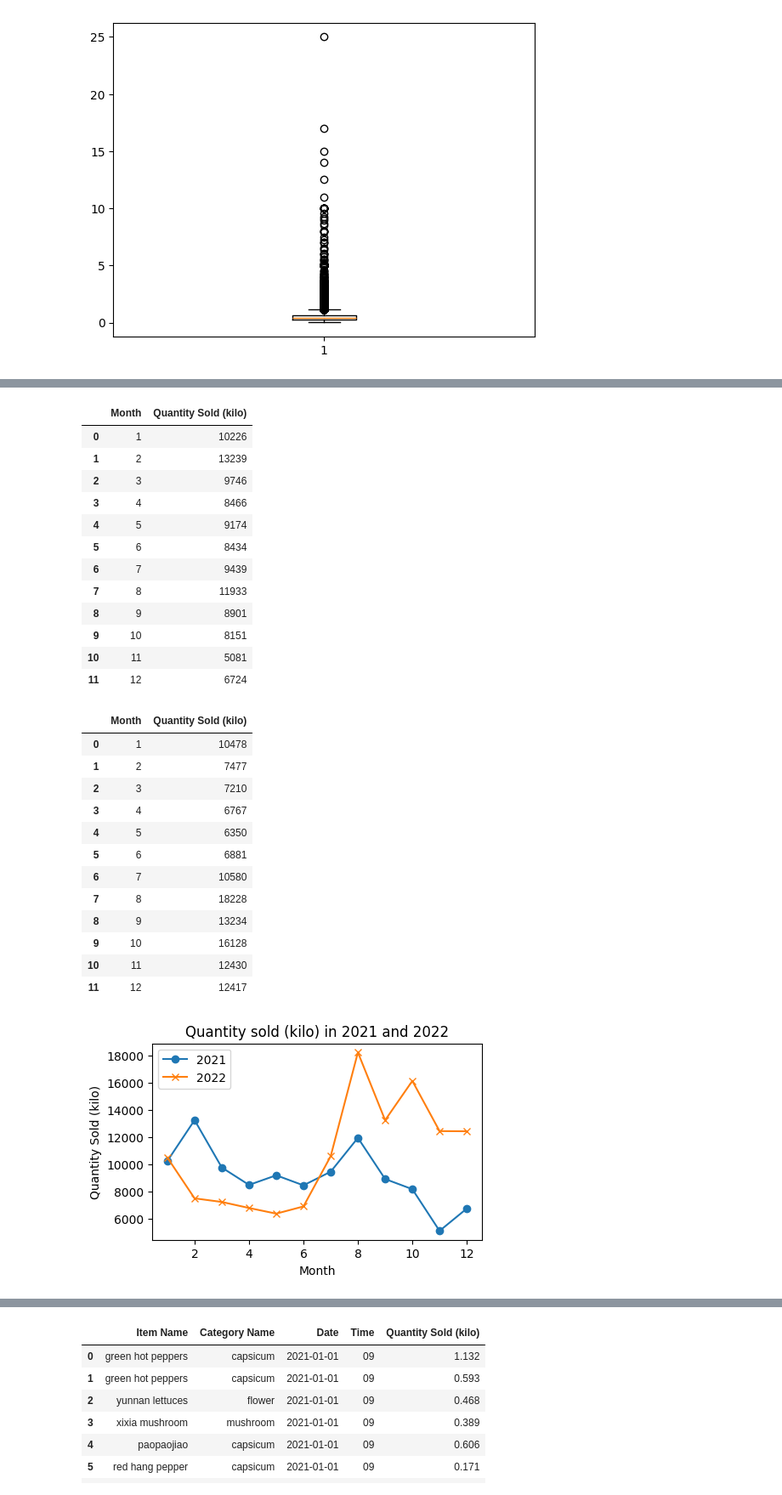
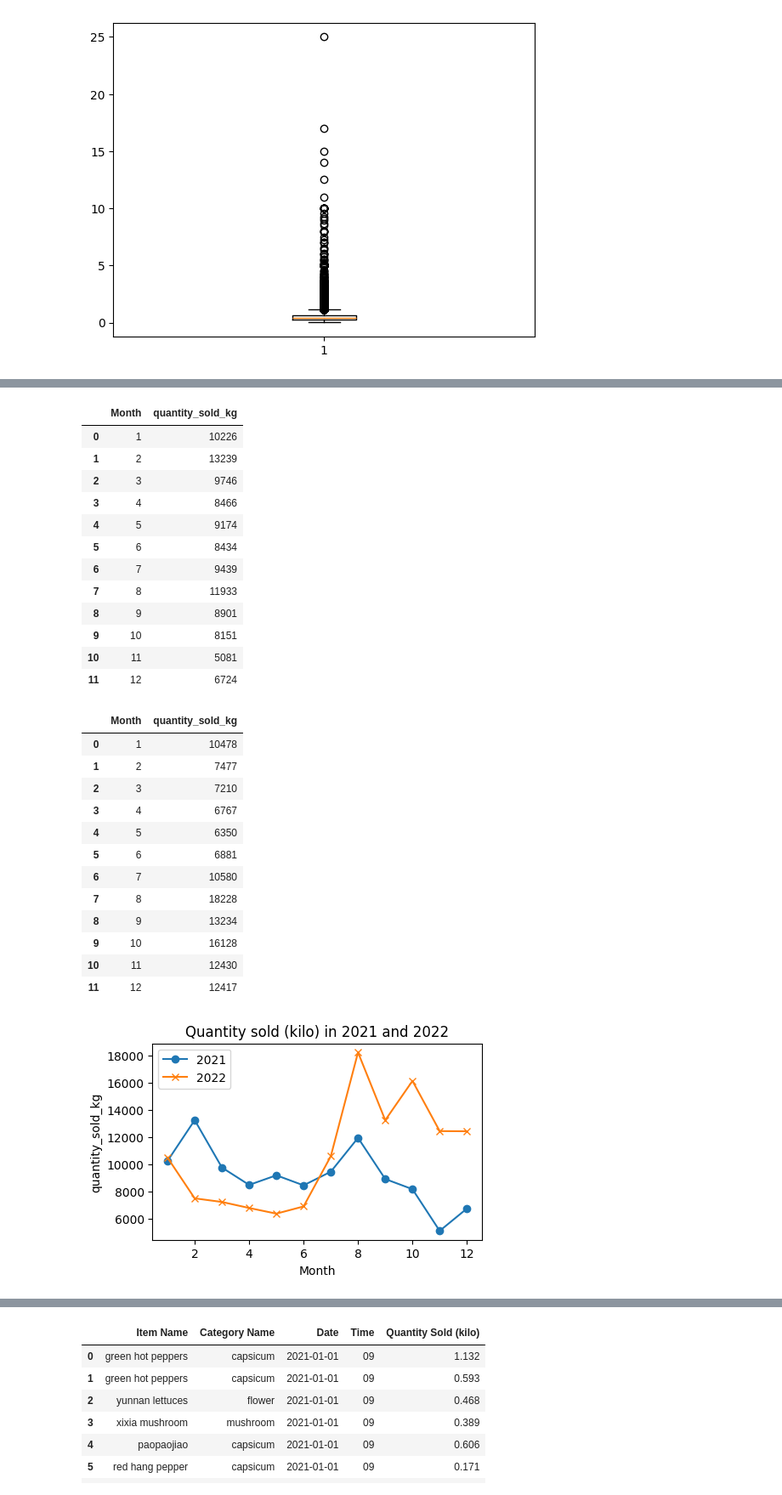
Before and after one commit to RumethSandinu/Project-connexa, a Jupyter notebook: time_based_analysis/preprocessing.ipynb, the cells around one changed output, grey strips where cells are left out. Shown at 85% size. Saved outputs shown, nothing was run; the diff lists cells and outputs as text; code cells hidden in the pictures.

Commit message:
Change the column name in dataset

```diff
--- a/time_based_analysis/preprocessing.ipynb
+++ b/time_based_analysis/preprocessing.ipynb
@@ -109,7 +109,7 @@ df.head(5)
 | 4 | paopaojiao | capsicum | 2021-01-01 | 09 | 0.606 |
 # %%
 # 2021 sales
-df['Date'] = pd.to_datetime(df['Date'])
-df_2021 = df[df['Date'].dt.year == 2021]
+df['date'] = pd.to_datetime(df['date'])
+df_2021 = df[df['date'].dt.year == 2021]
 df_2021.head(5)
 # %% [output]
@@ -121,7 +121,7 @@ df_2021.head(5)
 | 4 | paopaojiao | capsicum | 2021-01-01 | 09 | 0.606 |
 # %%
 # 2022 sales
-df['Date'] = pd.to_datetime(df['Date'])
-df_2022 = df[df['Date'].dt.year == 2022]
+df['date'] = pd.to_datetime(df['date'])
+df_2022 = df[df['date'].dt.year == 2022]
 df_2022.head(5)
 # %% [output]
@@ -193,10 +193,10 @@ daily_sum
 167427 rows × 5 columns
 # %%
 # Monthly sales Quantity Sold (kilo) in 2021
-sales_data_2021 = df_2021.groupby(df_2021['Date'].dt.month)['Quantity Sold (kilo)'].sum().reset_index().rename(columns = {"Date" : "Month"}).round(0).astype('int')
+sales_data_2021 = df_2021.groupby(df_2021['date'].dt.month)['quantity_sold_kg'].sum().reset_index().rename(columns = {"date" : "Month"}).round(0).astype('int')
 sales_data_2021
 # %% [output]
-|  | Month | Quantity Sold (kilo) |
+|  | Month | quantity_sold_kg |
 | 0 | 1 | 10226 |
 | 1 | 2 | 13239 |
 | 2 | 3 | 9746 |
@@ -211,10 +211,10 @@ sales_data_2021
 | 11 | 12 | 6724 |
 # %%
 # Monthly sales Quantity Sold (kilo) in 2022
-sales_data_2022 = df_2022.groupby(df_2022['Date'].dt.month)['Quantity Sold (kilo)'].sum().reset_index().rename(columns = {"Date" : "Month"}).round(0).astype('int')
+sales_data_2022 = df_2022.groupby(df_2022['date'].dt.month)['quantity_sold_kg'].sum().reset_index().rename(columns = {"date" : "Month"}).round(0).astype('int')
 sales_data_2022
 # %% [output]
-|  | Month | Quantity Sold (kilo) |
+|  | Month | quantity_sold_kg |
 | 0 | 1 | 10478 |
 | 1 | 2 | 7477 |
 | 2 | 3 | 7210 |
@@ -230,16 +230,16 @@ sales_data_2022
 # %%
 import matplotlib.pyplot as plt
 # Plotting the scatter plot for 2021 and 2022 on the same plot
 plt.figure(figsize=(5, 3))
-plt.plot(sales_data_2021['Month'], sales_data_2021['Quantity Sold (kilo)'], label='2021', marker='o')
-plt.plot(sales_data_2022['Month'], sales_data_2022['Quantity Sold (kilo)'], label='2022', marker='x')
+plt.plot(sales_data_2021['Month'], sales_data_2021['quantity_sold_kg'], label='2021', marker='o')
+plt.plot(sales_data_2022['Month'], sales_data_2022['quantity_sold_kg'], label='2022', marker='x')
 
 plt.title('Quantity sold (kilo) in 2021 and 2022')
 plt.xlabel('Month')
-plt.ylabel('Quantity Sold (kilo)')
+plt.ylabel('quantity_sold_kg')
 plt.legend()
 plt.show()
 # %% [output]
-[figure, old version]
+[figure, new version]
 # %%
 # within the one hour, max value of sold quantity sold (kilo) in 2021
```
Also changed, not shown: parts of 21 cells of this notebook, 1 other file.
